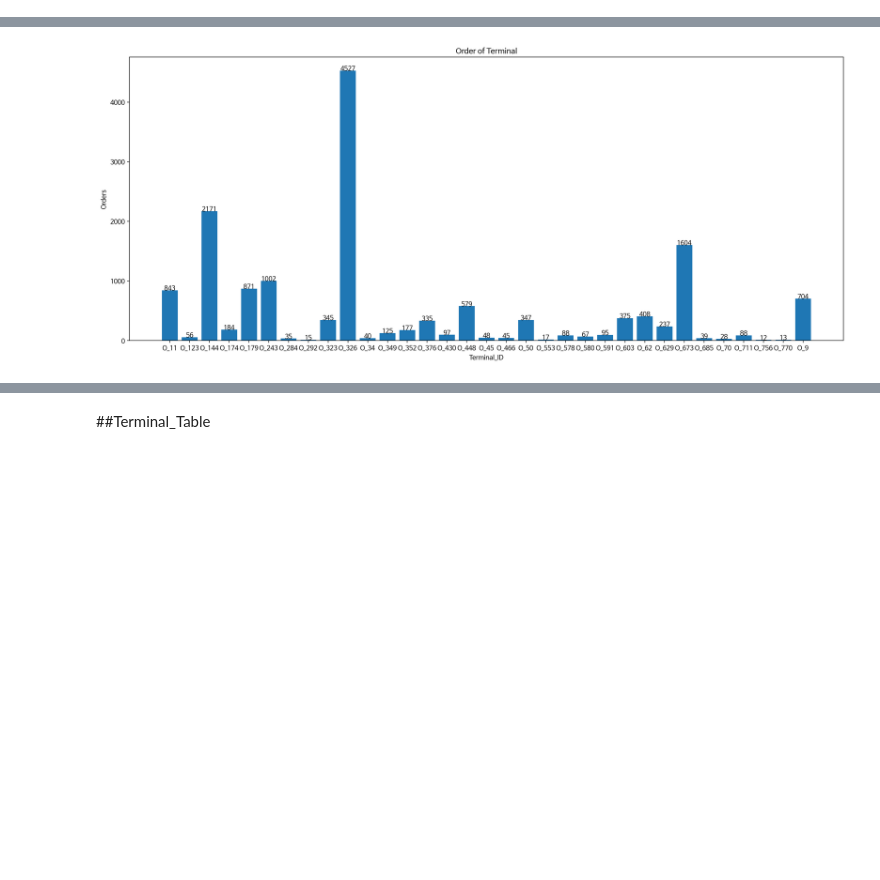
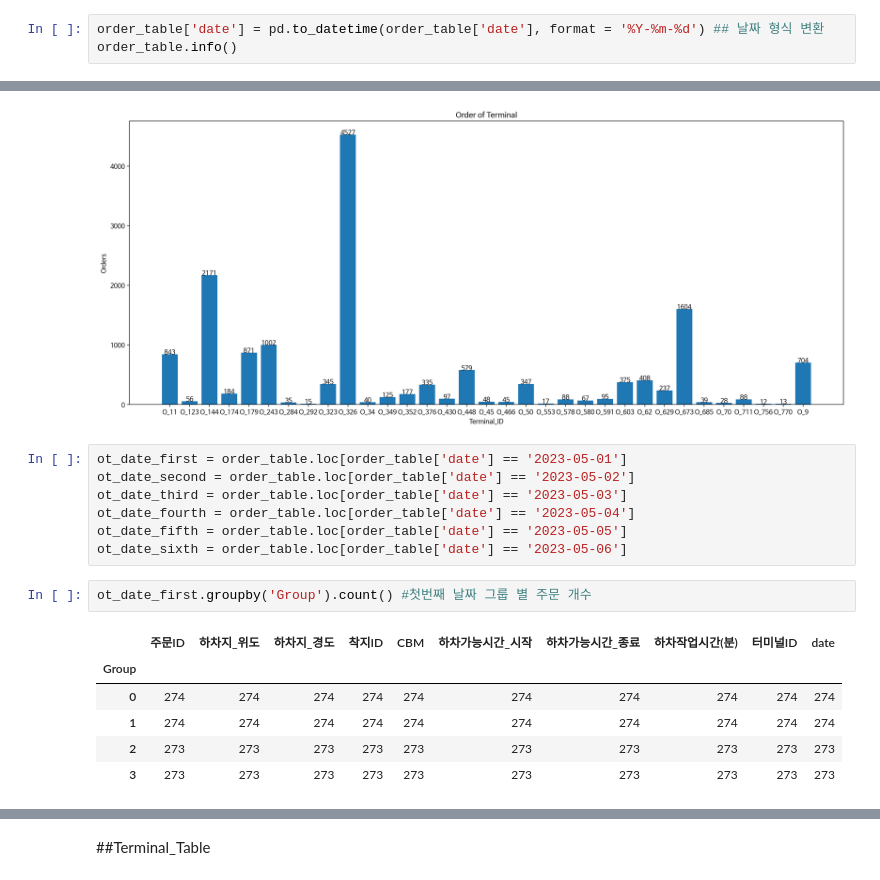
Before and after one commit to wonwookim/cj_challenge, a Jupyter notebook: cj_challenge_eda.ipynb, the cells around one changed output, grey strips where cells are left out. Saved outputs shown, nothing was run; the diff lists cells and outputs as text; blank space fills up the shorter version.

```diff
--- a/cj_challenge_eda.ipynb
+++ b/cj_challenge_eda.ipynb
@@ -163,3 +163,6 @@ order_table.describe()
 | 50% | 37.096394 | 127.312934 | 23.838569 | 60.0 | 1.000000 |
 | 75% | 37.414307 | 127.624542 | 30.653607 | 60.0 | 2.000000 |
 | max | 38.242850 | 129.486435 | 45.000000 | 60.0 | 3.000000 |
+# %%
+order_table['date'] = pd.to_datetime(order_table['date'], format = '%Y-%m-%d') ## 날짜 형식 변환
+order_table.info()
@@ -242,3 +264,19 @@ for i, v in enumerate(index):
   plt.text(v, count[v],count[v], horizontalalignment = 'center')
 # %% [output]
 [figure]
+# %%
+ot_date_first = order_table.loc[order_table['date'] == '2023-05-01']
+ot_date_second = order_table.loc[order_table['date'] == '2023-05-02']
+ot_date_third = order_table.loc[order_table['date'] == '2023-05-03']
+ot_date_fourth = order_table.loc[order_table['date'] == '2023-05-04']
+ot_date_fifth = order_table.loc[order_table['date'] == '2023-05-05']
+ot_date_sixth = order_table.loc[order_table['date'] == '2023-05-06']
+# %%
+ot_date_first.groupby('Group').count() #첫번째 날짜 그룹 별 주문 개수
+# %% [output]
+|  | 주문ID | 하차지_위도 | 하차지_경도 | 착지ID | CBM | 하차가능시간_시작 | 하차가능시간_종료 | 하차작업시간(분) | 터미널ID | date |
+| Group |  |  |  |  |  |  |  |  |  |  |
+| 0 | 274 | 274 | 274 | 274 | 274 | 274 | 274 | 274 | 274 | 274 |
+| 1 | 274 | 274 | 274 | 274 | 274 | 274 | 274 | 274 | 274 | 274 |
+| 2 | 273 | 273 | 273 | 273 | 273 | 273 | 273 | 273 | 273 | 273 |
+| 3 | 273 | 273 | 273 | 273 | 273 | 273 | 273 | 273 | 273 | 273 |
```
Also changed, not shown: parts of 6 cells of this notebook.
